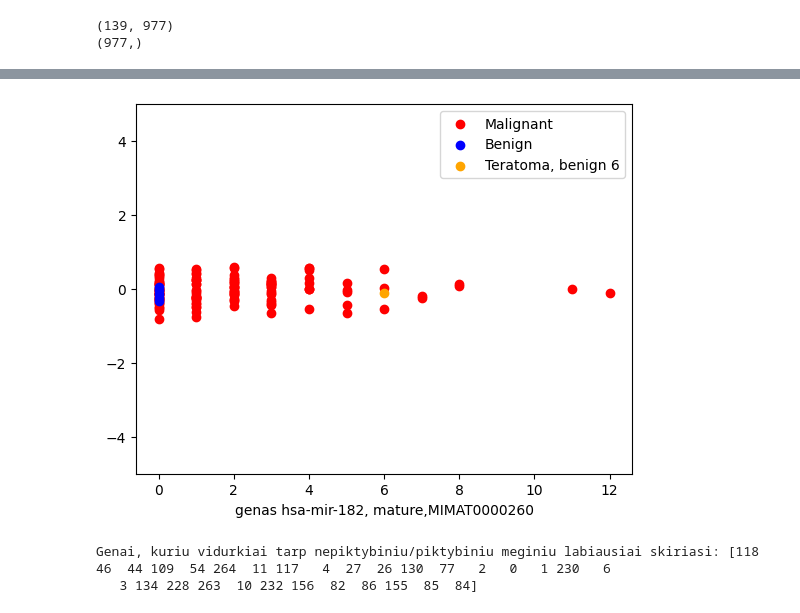
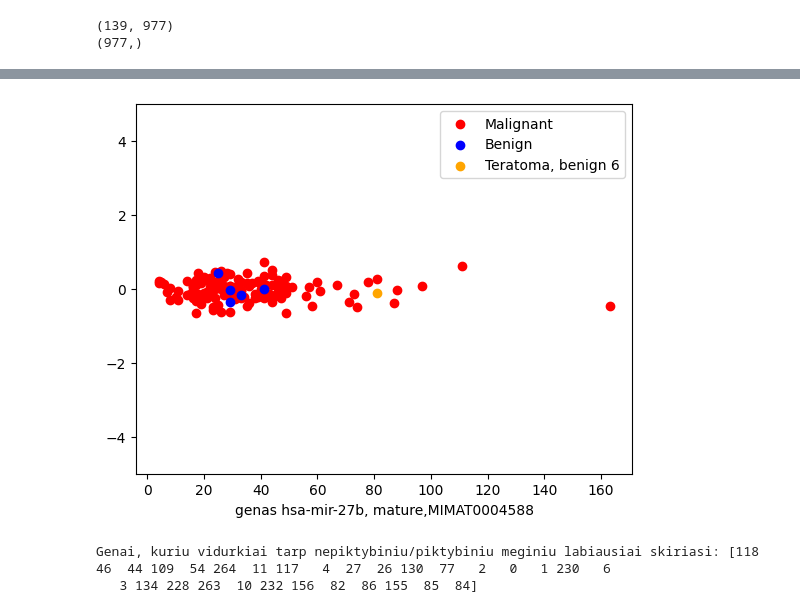
Before and after one commit to Ignas12345/Magistras_knygutes_ir_duomenys, a Jupyter notebook: knygutes/TCGA_isoformu_skaitymas.ipynb, the cells around one changed output, grey strips where cells are left out. Drawn from its saved outputs; the diff is of its cells as text; code cells hidden in the pictures.

```diff
--- a/knygutes/TCGA_isoformu_skaitymas.ipynb
+++ b/knygutes/TCGA_isoformu_skaitymas.ipynb
@@ -7,7 +7,7 @@ from sklearn.decomposition import PCA
 from sklearn.preprocessing import StandardScaler
 import matplotlib.pyplot as plt
 # %%
-url = 'https://raw.githubusercontent.com/Ignas12345/Magistro_projektas/refs/heads/main/filtered_isoform_read_per_million_RNA_mapped.csv'
+url = 'https://raw.githubusercontent.com/Ignas12345/Magistro_projektas/refs/heads/main/duomenys/filtered_isoform_read_per_million_RNA_mapped.csv'
 df = pd.read_csv(url, )
 df.head()
 # %% [output]
@@ -55,22 +55,22 @@ print(mir_ids[0:976])
 # %%
 #galime patikrinti kaip pavieniu miRNR raiska skiriasi tarp piktybiniu ir nepiktybiniu naviku
 
 try:
-  i=np.where(mir_ids == 'hsa-mir-182, mature,MIMAT0000260')[0][0]
+  i=np.where(mir_ids == 'hsa-mir-27b, mature,MIMAT0004588')[0][0]
   #i = 109
 
 
   plt.scatter(X[6:139, i], np.random.normal(scale=0.3, size = len(X[6:139, 0])), c = 'r', label = 'Malignant')
   plt.scatter(X[:5, i], np.random.normal(scale=0.3, size = len(X[:5, 0])), c = 'b', label = 'Benign')
   plt.scatter(X[5, i], -0.1, c = 'orange', label = 'Teratoma, benign 6')
   plt.xlabel('genas ' + str(mir_ids[i]))
   plt.ylim(-5, 5)
   plt.legend()
   plt.show()
 except:
     print('Sitas genas isfiltruotas - reiktu pakeisti X matrica')
 # %% [output]
-[figure, old version]
+[figure, new version]
 # %%
 #pabandom surasti miRNR, kuriu raiska labiausiai skiriasi
 
```
